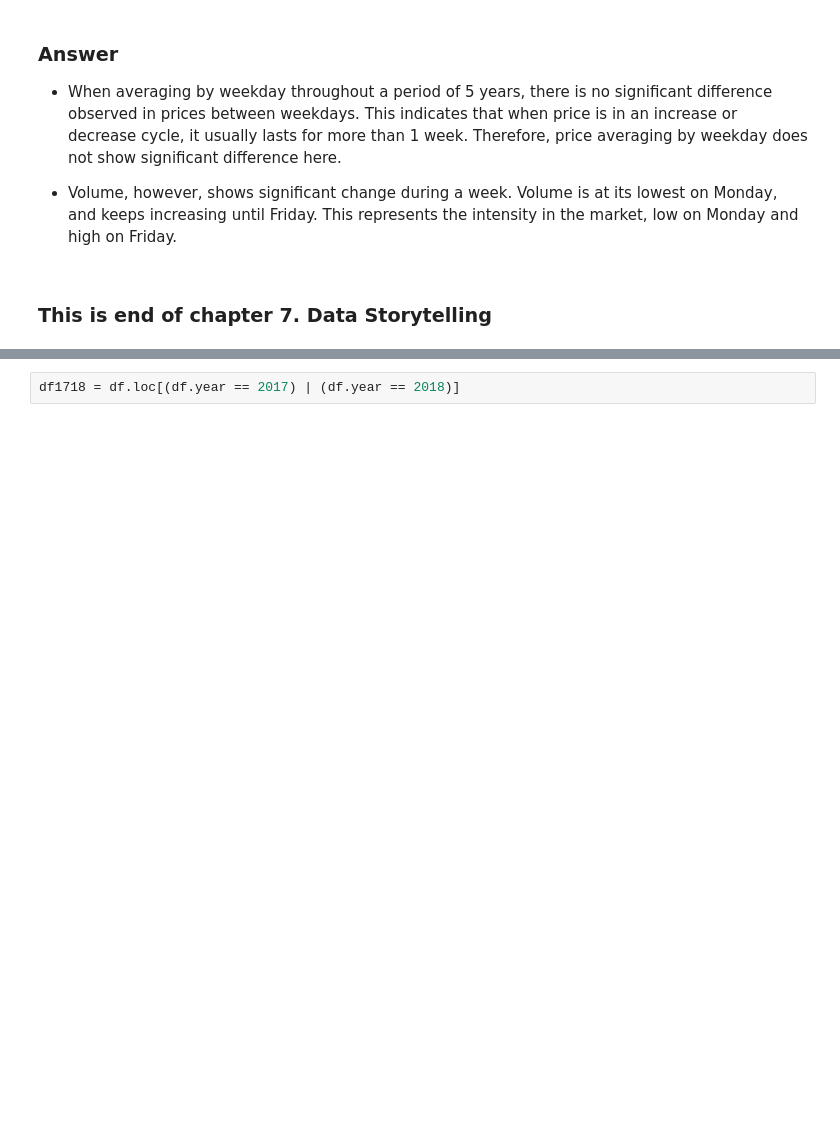
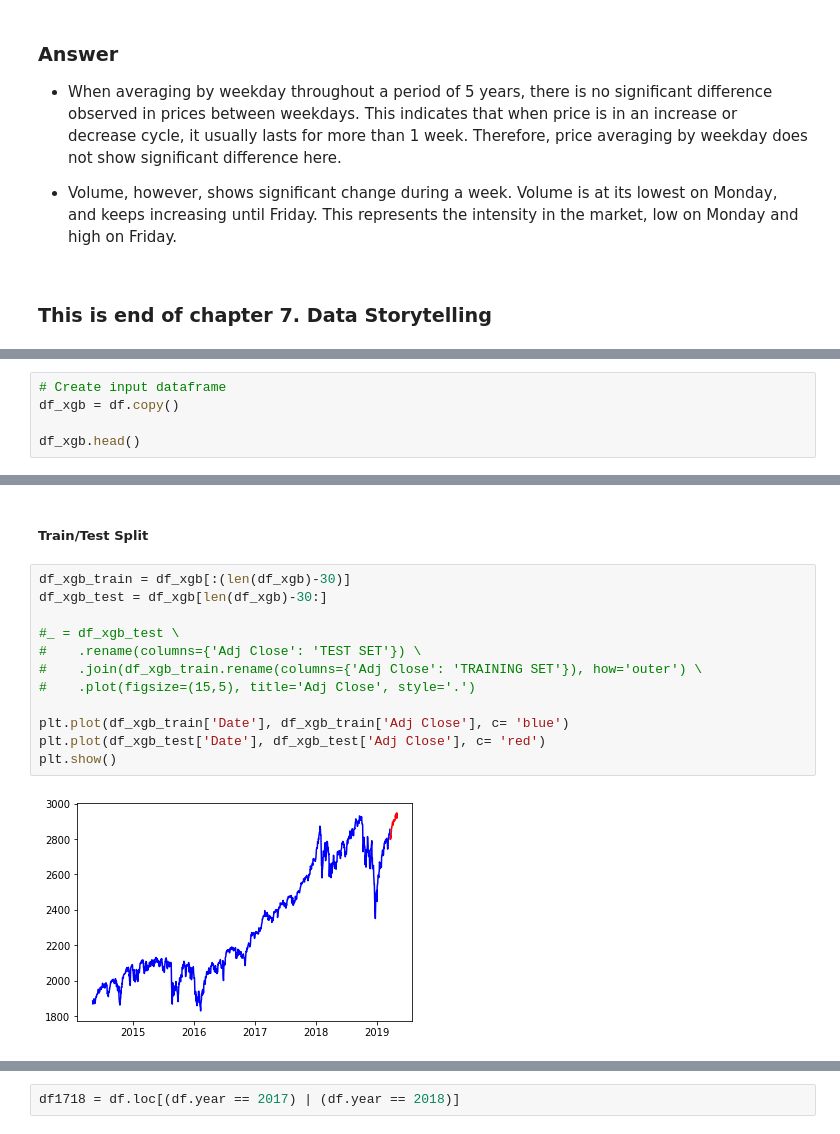
Before and after one commit to qnguyen1010/Springboard, a Jupyter notebook: SP500__Capstone1__QN.ipynb, the cells around one changed output, grey strips where cells are left out. Cells and saved outputs as stored; diff of their text form; blank space fills up the shorter version.

```diff
--- a/SP500__Capstone1__QN.ipynb
+++ b/SP500__Capstone1__QN.ipynb
@@ -336,0 +720,5 @@ df.head()
+# %%
+# Create input dataframe
+df_xgb = df.copy()
+
+df_xgb.head()
@@ -336,0 +732,16 @@ df.head()
+# %% [markdown]
+##### Train/Test Split
+# %%
+df_xgb_train = df_xgb[:(len(df_xgb)-30)]
+df_xgb_test = df_xgb[len(df_xgb)-30:]
+
+#_ = df_xgb_test \
+#    .rename(columns={'Adj Close': 'TEST SET'}) \
+#    .join(df_xgb_train.rename(columns={'Adj Close': 'TRAINING SET'}), how='outer') \
+#    .plot(figsize=(15,5), title='Adj Close', style='.')
+
+plt.plot(df_xgb_train['Date'], df_xgb_train['Adj Close'], c= 'blue')
+plt.plot(df_xgb_test['Date'], df_xgb_test['Adj Close'], c= 'red')
+plt.show()
+# %% [output]
+[figure, added]
```
Also changed, not shown: parts of 57 cells of this notebook.
